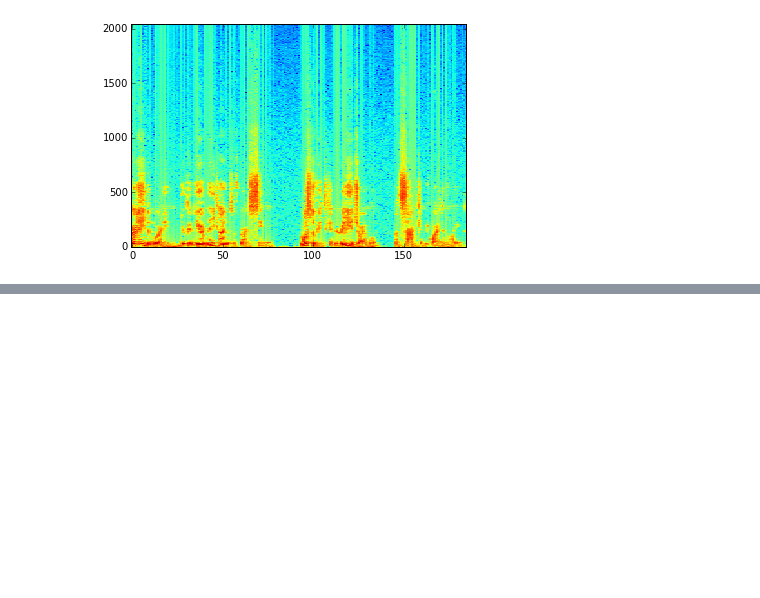
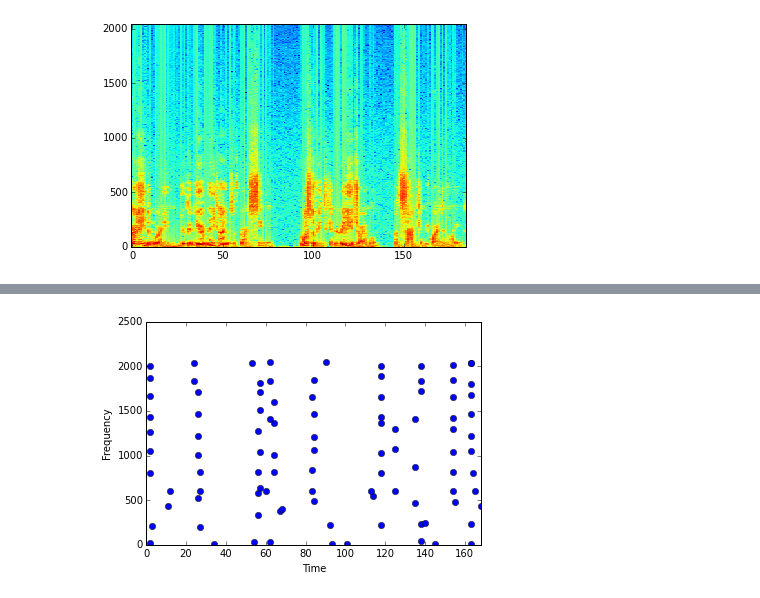
Before and after one commit to yeehanchan/SignalProcessing, a Jupyter notebook: HW2/HW2.ipynb, the cells around one changed output, grey strips where cells are left out. Saved outputs shown, nothing was run; the diff lists cells and outputs as text; code cells hidden in the pictures; blank space fills up the shorter version.

```diff
--- a/HW2/HW2.ipynb
+++ b/HW2/HW2.ipynb
@@ -85,6 +81,33 @@ if(len(data.shape) > 1):
 # Get just the first 10 seconds as our audio signal
 audio2 = data[0:10*rate]
 X2= stft(audio2)
+
+rate, data = scipy.io.wavfile.read('../tracks/3.wav')
+# Strip out the stereo channel if present
+if(len(data.shape) > 1):
+    data = data[:,0]
+
+# Get just the first 10 seconds as our audio signal
+audio3 = data[0:10*rate]
+X3= stft(audio3)
+
+rate, data = scipy.io.wavfile.read('../tracks/4.wav')
+# Strip out the stereo channel if present
+if(len(data.shape) > 1):
+    data = data[:,0]
+
+# Get just the first 10 seconds as our audio signal
+audio4 = data[0:10*rate]
+X4= stft(audio4)
+
+rate, data = scipy.io.wavfile.read('../tracks/inna.wav')
+# Strip out the stereo channel if present
+if(len(data.shape) > 1):
+    data = data[:,0]
+
+# Get just the first 10 seconds as our audio signal
+audio_inna = data[0:10*rate]
+X_inna= stft(audio_inna)
 # %%
 plot_transform(X1)
 # %% [output]
@@ -114,0 +152,4 @@ hashtable1 = hash_table(40,2000,10,peaks1)
+# %%
+plot_peaks(peaks3,0,0)
+# %% [output]
+[figure, added]
```
Also changed, not shown: parts of 28 cells of this notebook, 12 other files.
